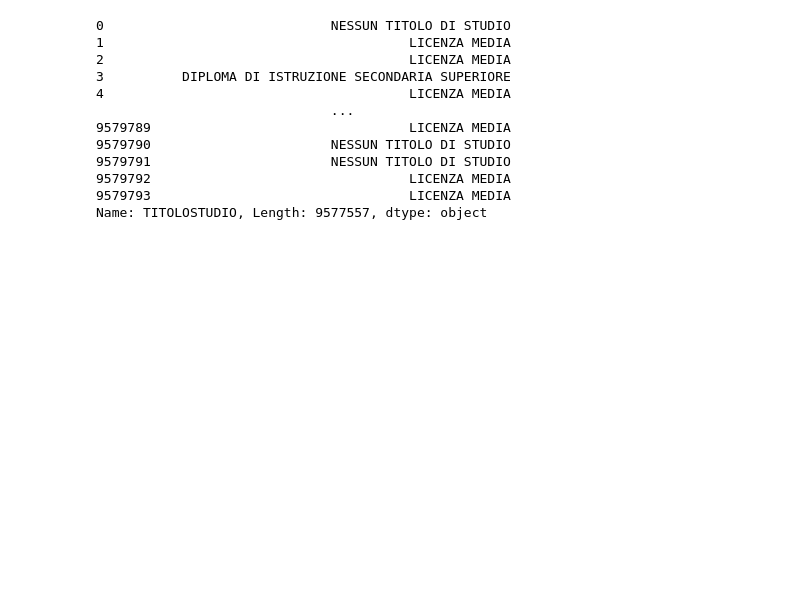
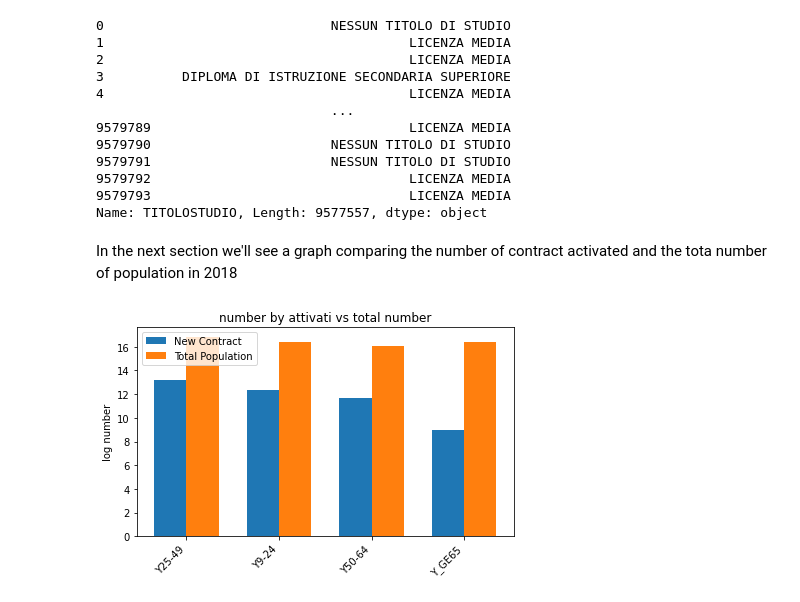
Before and after one commit to DragoE99/Drago-lamb_DataSforBusiness, a Jupyter notebook: DataSforBusiness_dragoLamb.ipynb, the cells around one changed output. Cells and saved outputs as stored; diff of their text form; code cells hidden in the pictures; blank space fills up the shorter version.

Commit message:
added a graph
the graph compare the total populatio wit the new contract activated

```diff
--- a/DataSforBusiness_dragoLamb.ipynb
+++ b/DataSforBusiness_dragoLamb.ipynb
@@ -506,3 +506,42 @@ rap_lavoro_attivati['TITOLOSTUDIO']
 9579792                                 LICENZA MEDIA
 9579793                                 LICENZA MEDIA
 Name: TITOLOSTUDIO, Length: 9577557, dtype: object
+# %% [markdown]
+In the next section we'll see a graph comparing the number of contract activated and the tota number of population in 2018
+# %%
+import datetime as dt
+
+activate2018 = rap_lavoro_attivati[rap_lavoro_attivati['DATA'].dt.year == 2018]
+istr2018 = grado_istruzione_age[(grado_istruzione_age['TIME_PERIOD']== 2018)&(grado_istruzione_age['GENDER']== 'T')]
+total = istr2018.groupby(['AGE_NOCLASS']).sum()
+total = total.drop('Y_GE9')
+
+
+testAge = activate2018['agerange'].value_counts()
+
+labels = testAge.index
+newContract = np.log(testAge.values)
+totalPopulation = np.log(total['OBS_VALUE'].values)
+
+x = np.arange(len(labels))  # the label locations
+width = 0.35  # the width of the bars
+
+fig, ax = plt.subplots()
+rects1 = ax.bar(x - width/2, newContract, width, label='New Contract')
+rects2 = ax.bar(x + width/2, totalPopulation, width, label='Total Population')
+
+# Add some text for labels, title and custom x-axis tick labels, etc.
+ax.set_ylabel('log number')
+ax.set_title('number by attivati vs total number')
+ax.set_xticks(x)
+ax.set_xticklabels(labels=labels,rotation=45,
+    horizontalalignment='right');
+ax.legend()
+
+
+
+fig.tight_layout()
+
+plt.show()
+# %% [output]
+[figure, added]
```
Also changed, not shown: parts of 20 cells of this notebook.
